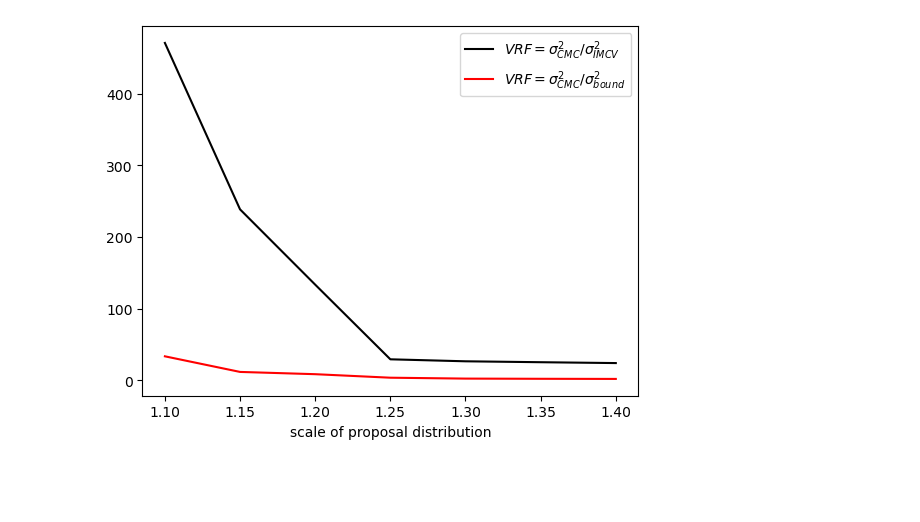
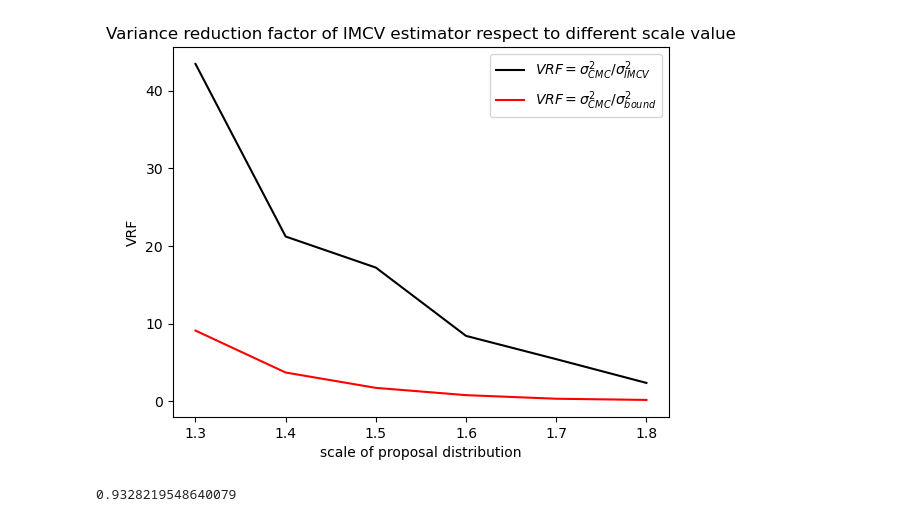
Before and after one commit to cliusir123/VRforIM, a Jupyter notebook: simulation.ipynb, the cells around one changed output. Saved outputs shown, nothing was run; the diff lists cells and outputs as text; code cells hidden in the pictures; blank space fills up the shorter version.

```diff
--- a/simulation.ipynb
+++ b/simulation.ipynb
@@ -152,10 +193,10 @@ class IndMH(Basic_settings):
 # %%
-epoch = 20                   # Number of estimator replications
-Itr = 1100                     # Number of iterations of MCMC
-N = 1000                        # Number of Samples taken from MCMC
+epoch = 100                   # Number of estimator replications
+Itr = 6000                     # Number of iterations of MCMC
+N = 5000                        # Number of Samples taken from MCMC
 d = 1
 df = 3
-step = 7
+step = 6
 
 distribution1 = "multivariate_normal"
 distribution2 = "student_t"
@@ -183,14 +224,16 @@ for k in range(step):
         IMH.set_distribution_parameters(t_mean,t_scale,p_mean,p_scale)
         IMH.init_state()
         x,y,acc,isacc = IMH.IMH()
-        est = Simulation_Est(1000,1)
+        est = Simulation_Est(5000)
         est.sample_loader(x,y,acc,p_mean)
-        imcv = est.IMCV0()
+        imcv = est.IMCV()
         cmcdata = nr.normal(t_mean, t_scale, N)
         imhcv_means[k,i] = imcv[0]
         cmc_means[k,i] = cmcdata.mean()
+        if (i+1) % 10 == 0:
+            print(i+1,"th epoch")
     vrfc[k] = cmc_means[k].var()/imhcv_means[k].var()
     varlist[k] = imhcv_means[k].var()
-    p_scale = p_scale - 0.05
+    p_scale = p_scale - 0.1
 # %% [output]
 0 th data
@@ -247,8 +300,16 @@ print(bound)
 # %%
 plt.plot(p_list, vrfc,c = 'black')
 plt.plot(p_list, bound,c = 'r')
 plt.legend(['$VRF=\sigma^2_{CMC}/\sigma^2_{IMCV}$','$VRF=\sigma^2_{CMC}/\sigma^2_{bound}$','$VRF=1$'])
 plt.xlabel('scale of proposal distribution')
+plt.ylabel('VRF')
+plt.title('Variance reduction factor of IMCV estimator respect to different scale value')
 plt.show()
 # %% [output]
-[figure, old version]
+[figure, new version]
+# %%
+import scipy.stats as ss
+
+print(1-ss.norm.cdf(6.5,11.74,3.5))
+# %% [output]
+0.9328219548640079
```
Also changed, not shown: parts of 6 cells of this notebook, 11 other files.
